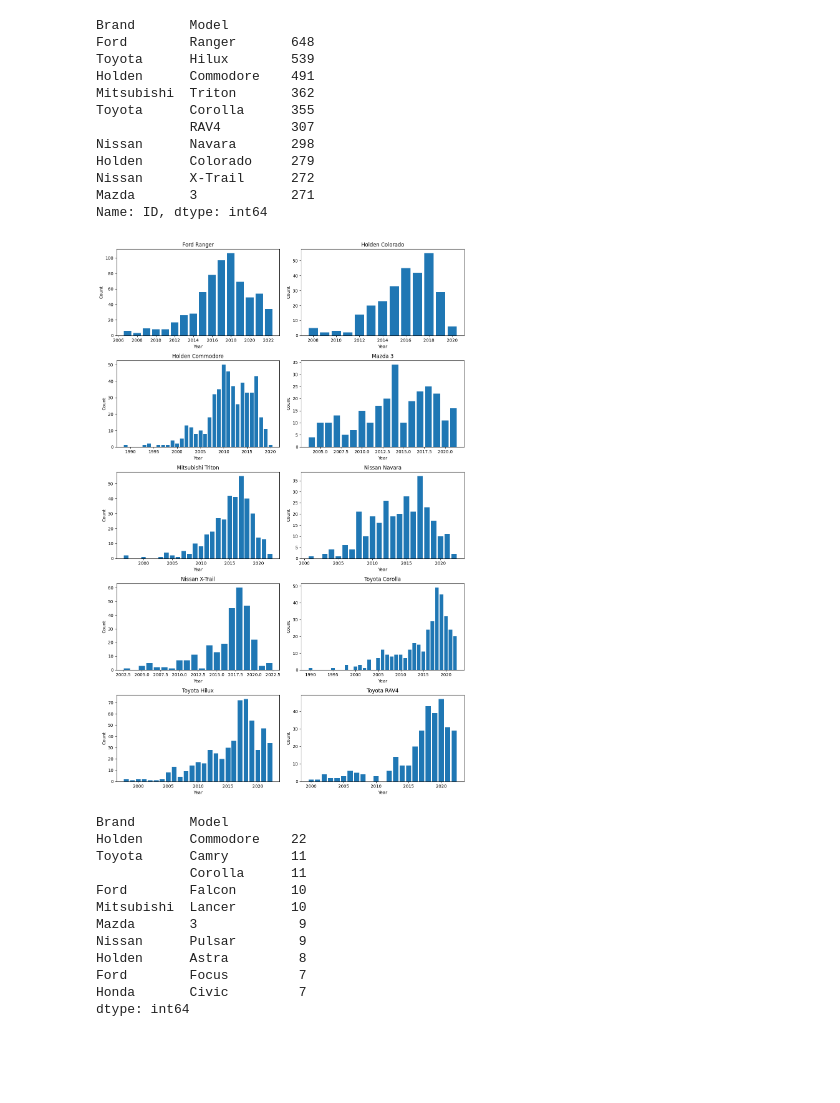
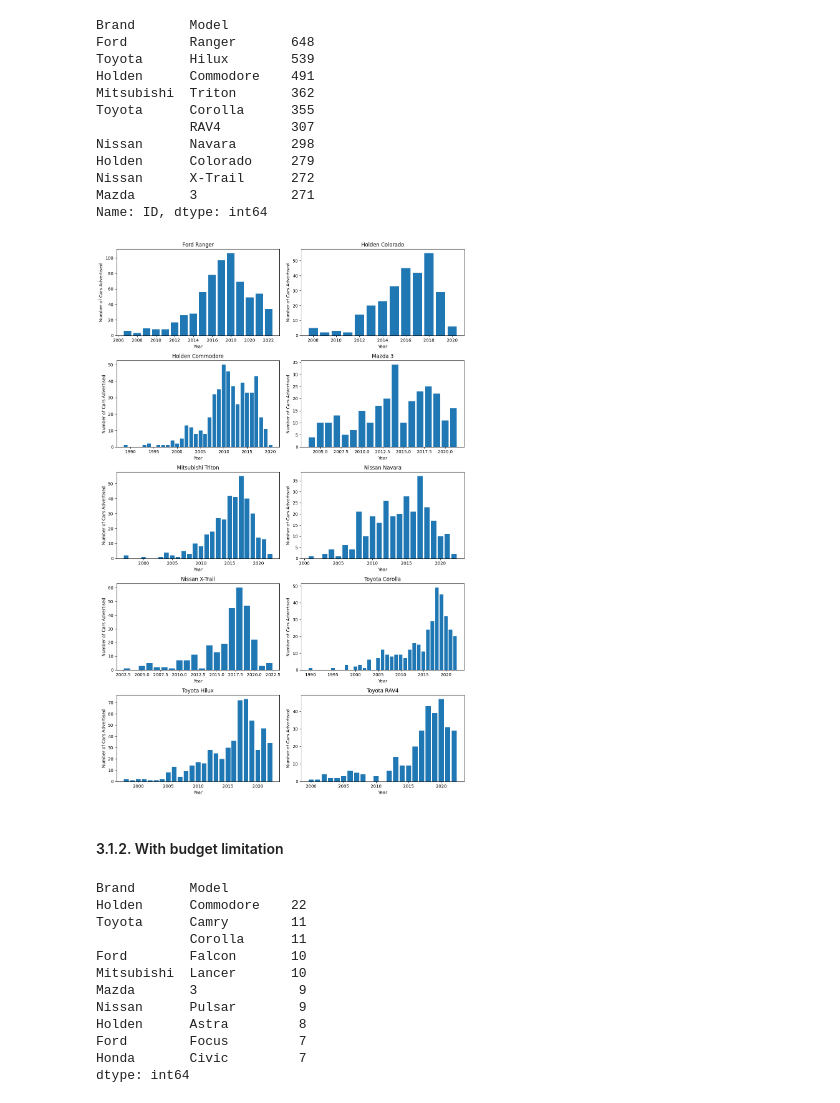
Before and after one commit to thaynanff/Data-Science-Projects, a Jupyter notebook: Data Science and Analytics/8. Australian Automotive Market/Australian Automotive Market.ipynb, the cells around one changed output. Drawn from its saved outputs; the diff is of its cells as text; code cells hidden in the pictures; blank space fills up the shorter version.

```diff
--- a/Data Science and Analytics/8. Australian Automotive Market/Australian Automotive Market.ipynb
+++ b/Data Science and Analytics/8. Australian Automotive Market/Australian Automotive Market.ipynb
@@ -322,40 +324,51 @@ Nissan      X-Trail      272
 Mazda       3            271
 Name: ID, dtype: int64
 # %%
+# Let's visualise these 10 cars in a bar chart
+
+# getting all brands and models to filter the data set
 brands = [x[0] for x in UsedCars.groupby(['Brand','Model'])['ID'].size().nlargest(10).index]
 models = [x[1] for x in UsedCars.groupby(['Brand','Model'])['ID'].size().nlargest(10).index]
 
-PlotDF = UsedCars[(UsedCars['Brand'].isin(brands)) & (UsedCars['Model'].isin(models))]
+# creating a variable with the dataframe filtered
+Top10_NoLimit = UsedCars[(UsedCars['Brand'].isin(brands)) & (UsedCars['Model'].isin(models))]
 
+PlotDF = Top10_NoLimit
+
+# creating a new colunm with the brand and model together
 PlotDF['Brand_Model'] = PlotDF[['Brand', 'Model']].apply(' '.join, axis=1)
 
+# getting just the colunms we will use
 PlotDF = PlotDF[['Brand_Model', 'Year']]
 
+# grouping the dataset and adding a colunm with the amount of cars per brand/model and Year
 PlotDF = PlotDF.groupby(['Brand_Model', 'Year']).size().reset_index(name='Count')
 # %%
 fig, axs = plt.subplots(5,2, figsize=(12, 18))
 
 # Iterate over each Brand_Model
 for i, brand_model in enumerate(PlotDF['Brand_Model'].unique()):
     row = i // 2
     col = i % 2
 
     # Filter data for the current Brand_Model
     brand_model_data = PlotDF[PlotDF['Brand_Model'] == brand_model]
 
     # Plot the count per year
     axs[row, col].bar(brand_model_data['Year'], brand_model_data['Count'])
     axs[row, col].set_title(brand_model)
     axs[row, col].set_xlabel('Year')
-    axs[row, col].set_ylabel('Count')
+    axs[row, col].set_ylabel('Number of Cars Advertised')
 
 # Adjust spacing between subplots
 plt.tight_layout()
 
 # Show the plot
 plt.show()
 # %% [output]
-[figure, old version]
+[figure, new version]
+# %% [markdown]
+#### 3.1.2. With budget limitation
 # %%
 # with limitation
 
```
Also changed, not shown: parts of 10 cells of this notebook.
